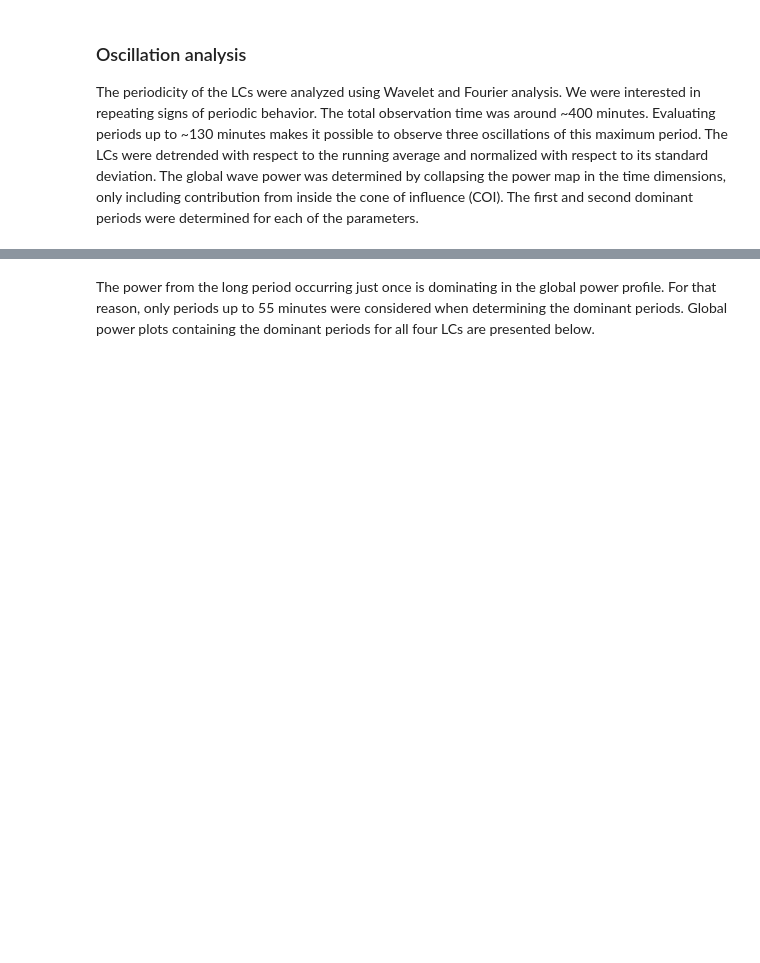
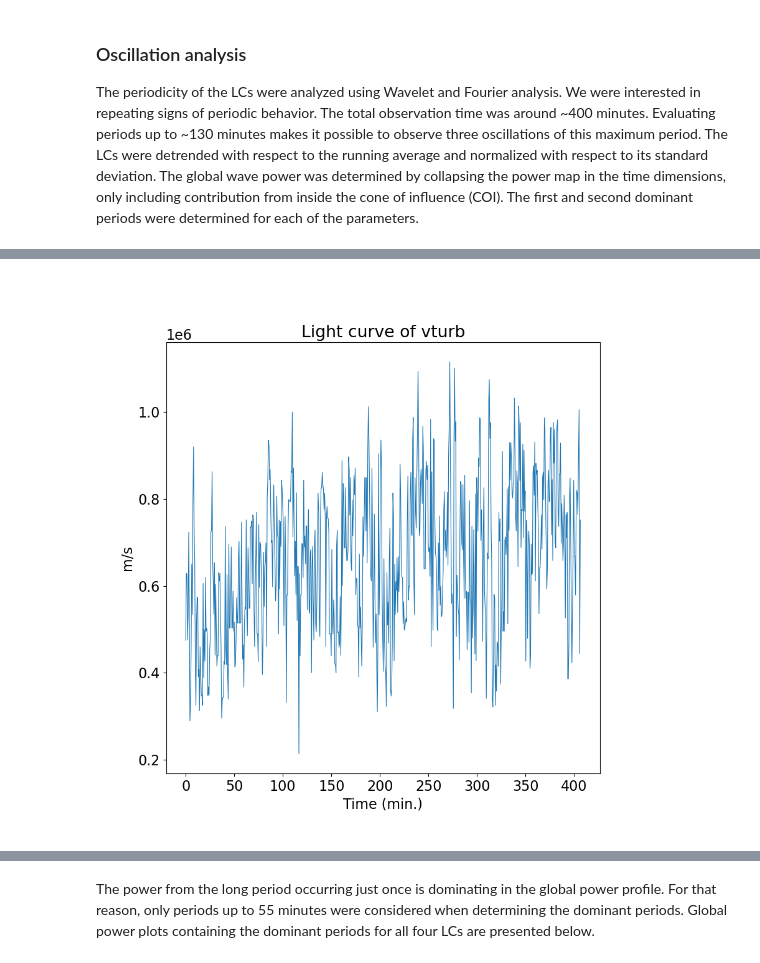
Before and after one commit to efredborg/summer_project2021, a Jupyter notebook: report/report.ipynb, the cells around one changed output, grey strips where cells are left out. Cells and saved outputs as stored; diff of their text form; code cells hidden in the pictures; blank space fills up the shorter version.

```diff
--- a/report/report.ipynb
+++ b/report/report.ipynb
@@ -22,0 +34,4 @@ The wave power for each of the four parameters are presented below containing an
+# %%
+Image(filename=plot_folder+'LC_vturb.png')
+# %% [output]
+[figure, added]
```
Also changed, not shown: parts of 18 cells of this notebook, 32 other files.
